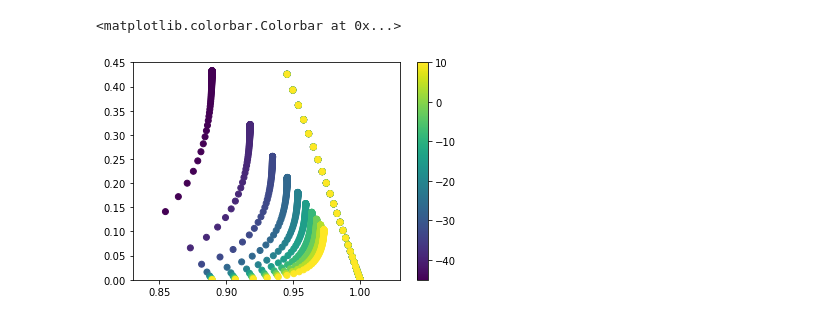
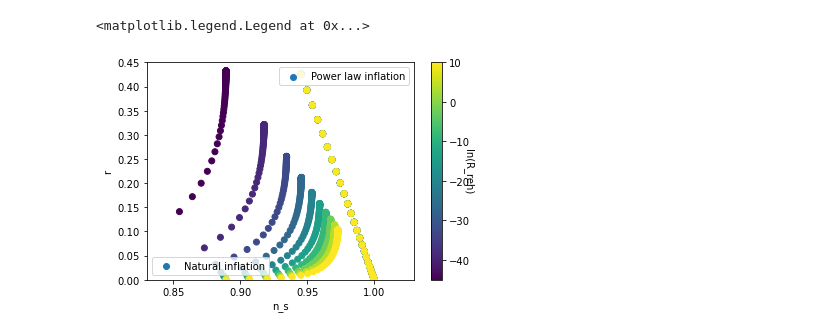
Before and after one commit to AarhusCosmology/PyAspic, a Jupyter notebook: examples/Test_of_slowroll.ipynb, the cells around one changed output. Drawn from its saved outputs; the diff is of its cells as text; code cells hidden in the pictures.

Commit message:
Added text to plot

```diff
--- a/examples/Test_of_slowroll.ipynb
+++ b/examples/Test_of_slowroll.ipynb
@@ -28,11 +28,17 @@ for i in lnRreh:
         ni_r.append(ni.r)
         ni_lnRreh.append(i)
 # %%
-plt.scatter(pli_ns,pli_r,c=pli_lnRreh)
-plt.scatter(ni_ns,ni_r,c=ni_lnRreh)
+pli = plt.scatter(pli_ns,pli_r,c=pli_lnRreh)
+ni = plt.scatter(ni_ns,ni_r,c=ni_lnRreh)
 plt.xlim([0.83,1.03])
 plt.ylim([0.00,0.45])
-plt.colorbar()
+plt.xlabel('n_s')
+plt.ylabel('r')
+cbar = plt.colorbar()
+cbar.set_label('ln(R_reh)', rotation=270)
+legend1 = plt.legend(['Power law inflation'], loc='upper right')
+legend2 = plt.legend(['Natural inflation'], loc='lower left')
+plt.gca().add_artist(legend1)
 # %% [output]
-<matplotlib.colorbar.Colorbar at 0x...>
+<matplotlib.legend.Legend at 0x...>
-[figure, old version]
+[figure, new version]
```
